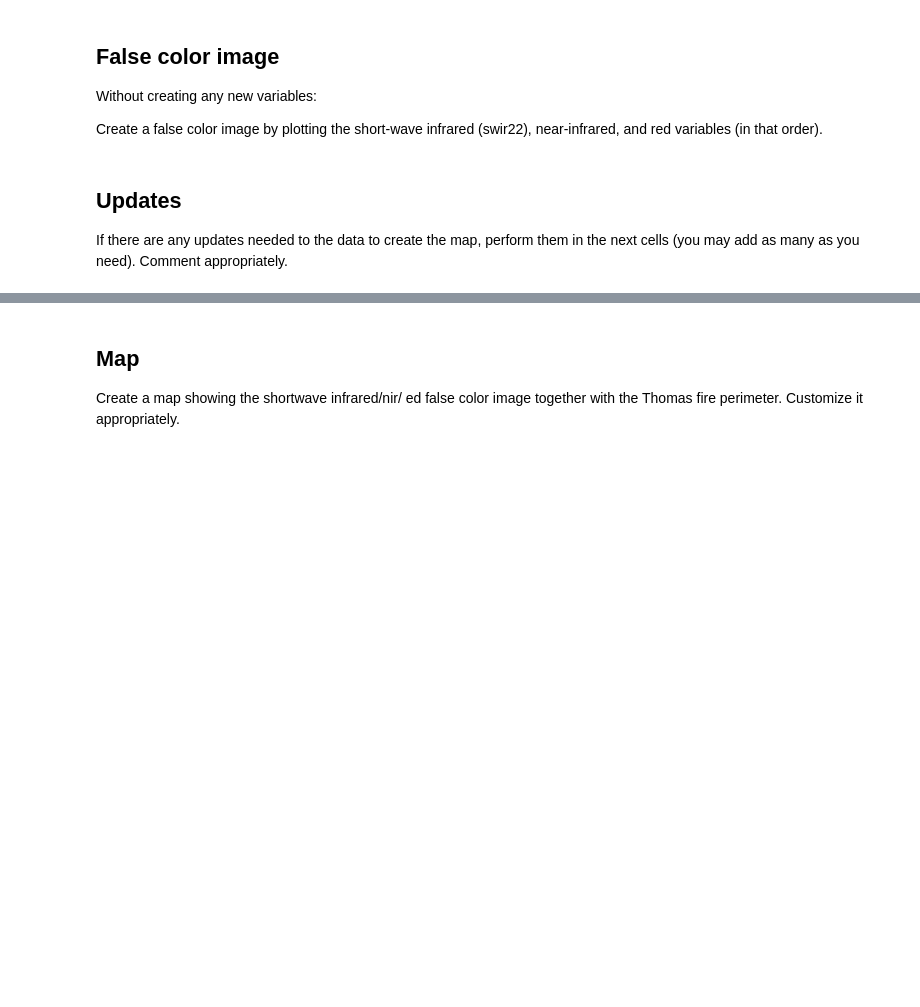
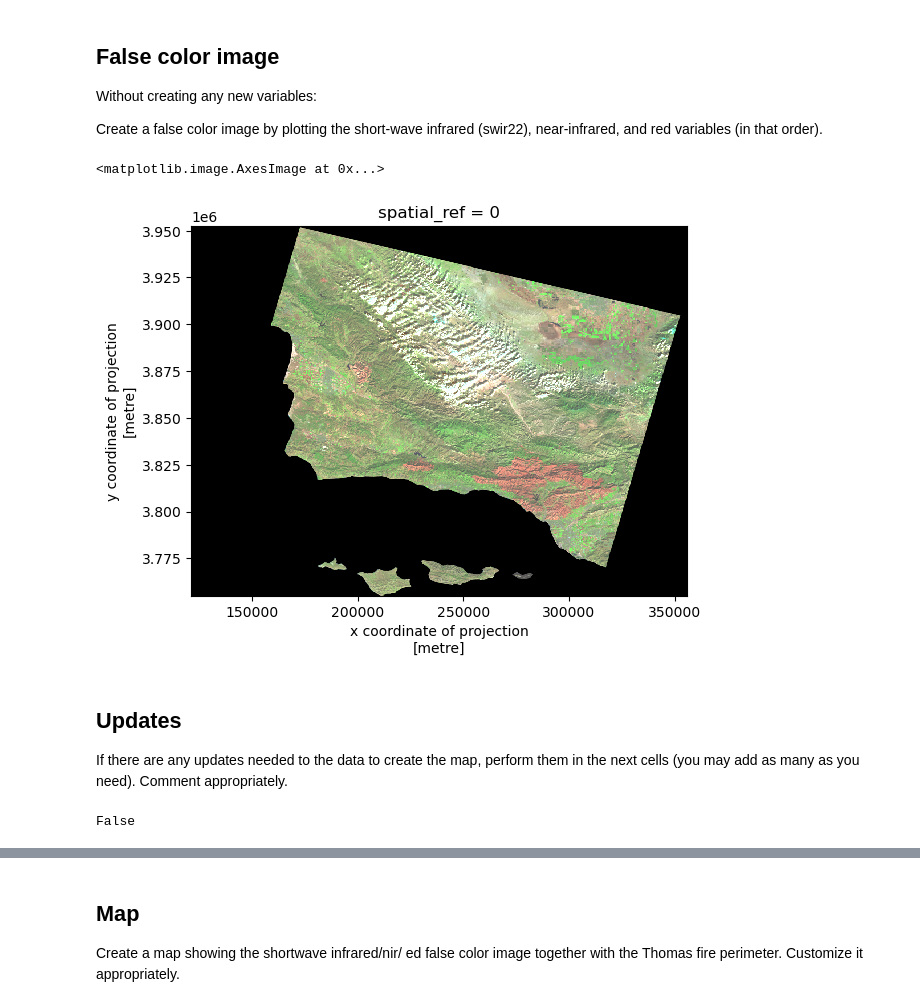
Before and after one commit to dianaxnav/eds220-hwk-4, a Jupyter notebook: hwk4-task2-false-color.ipynb, the cells around one changed output, grey strips where cells are left out. Saved outputs shown, nothing was run; the diff lists cells and outputs as text; code cells hidden in the pictures; blank space fills up the shorter version.

```diff
--- a/hwk4-task2-false-color.ipynb
+++ b/hwk4-task2-false-color.ipynb
@@ -169,11 +166,17 @@ Without creating any new variables:
 
 Create a false color image by plotting the short-wave infrared (swir22), near-infrared, and red variables (in that order).
 # %%
-# your code here
+#create false imagery and call the variables
+landsat[['swir22', 'nir08', 'red']].to_array().plot.imshow(robust = True)
+# %% [output]
+<matplotlib.image.AxesImage at 0x...>
+[figure, added]
 # %% [markdown]
 ## Updates
 
 If there are any updates needed to the data to create the map, perform them in the next cells (you may add as many as you need).
 Comment appropriately.
 # %%
-# your code here
+cal_fire.crs == landsat.rio.crs
+# %% [output]
+False
```
Also changed, not shown: parts of 8 cells of this notebook.
